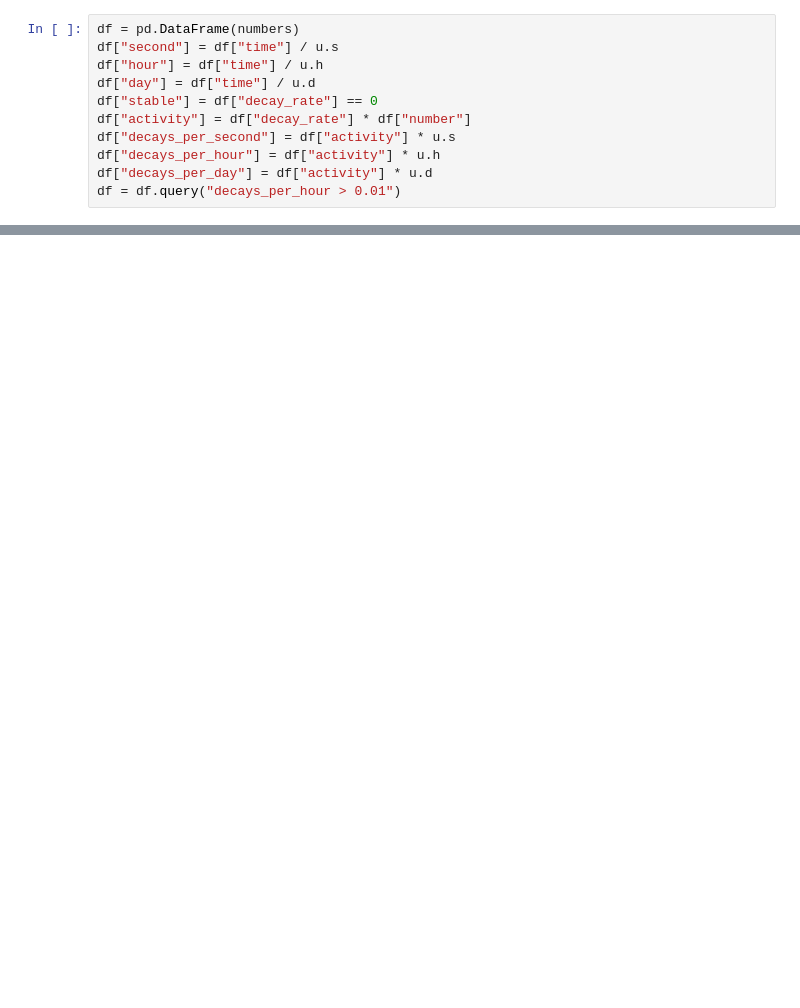
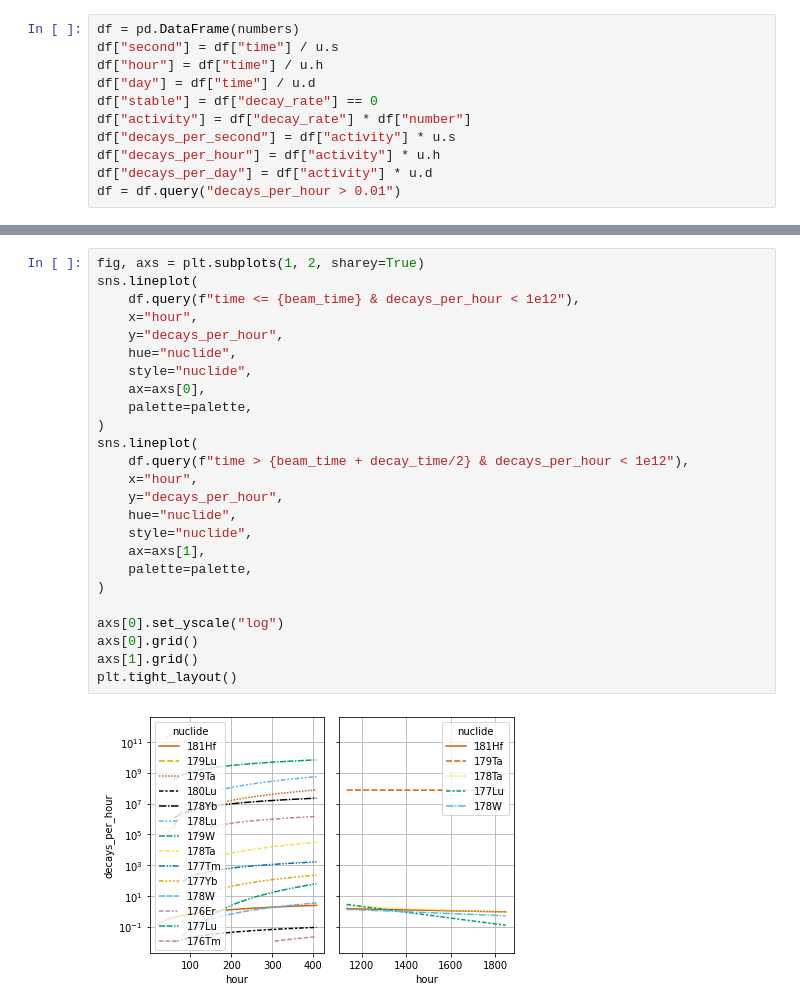
Before and after one commit to ast0815/W-decay, a Jupyter notebook: simulation.ipynb, the cells around one changed output, grey strips where cells are left out. Drawn from its saved outputs; the diff is of its cells as text; blank space fills up the shorter version.

```diff
--- a/simulation.ipynb
+++ b/simulation.ipynb
@@ -410,3 +516,30 @@ plt.tight_layout()
+# %%
+fig, axs = plt.subplots(1, 2, sharey=True)
+sns.lineplot(
+    df.query(f"time <= {beam_time} & decays_per_hour < 1e12"),
+    x="hour",
+    y="decays_per_hour",
+    hue="nuclide",
+    style="nuclide",
+    ax=axs[0],
+    palette=palette,
+)
+sns.lineplot(
+    df.query(f"time > {beam_time + decay_time/2} & decays_per_hour < 1e12"),
+    x="hour",
+    y="decays_per_hour",
+    hue="nuclide",
+    style="nuclide",
+    ax=axs[1],
+    palette=palette,
+)
+
+axs[0].set_yscale("log")
+axs[0].grid()
+axs[1].grid()
+plt.tight_layout()
+# %% [output]
+[figure, added]
 # %%
 fig, axs = plt.subplots(1, 2, sharey=True)
 sns.lineplot(
```
Also changed, not shown: parts of 19 cells of this notebook, 2 other files.
